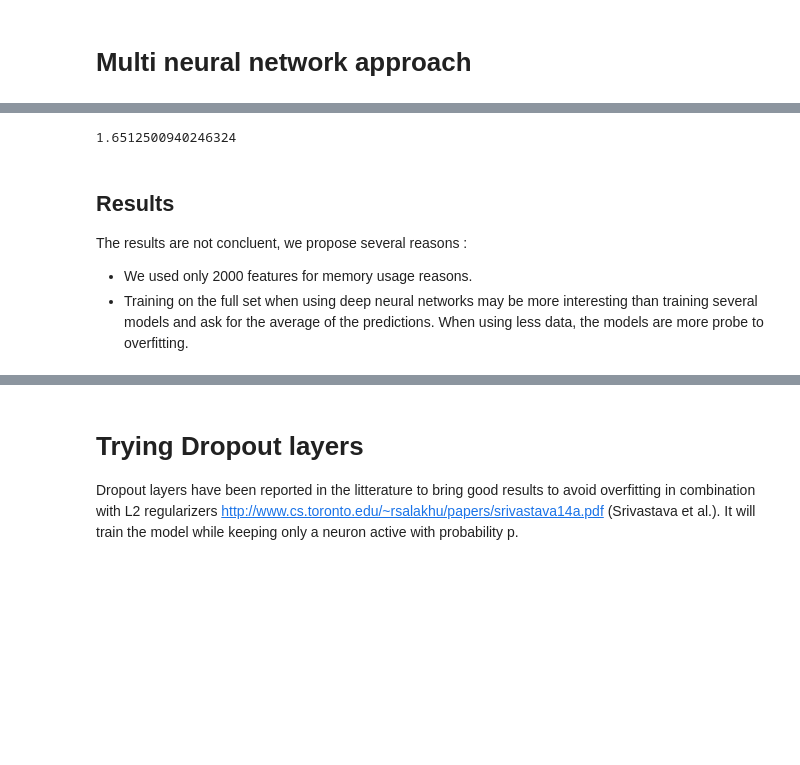
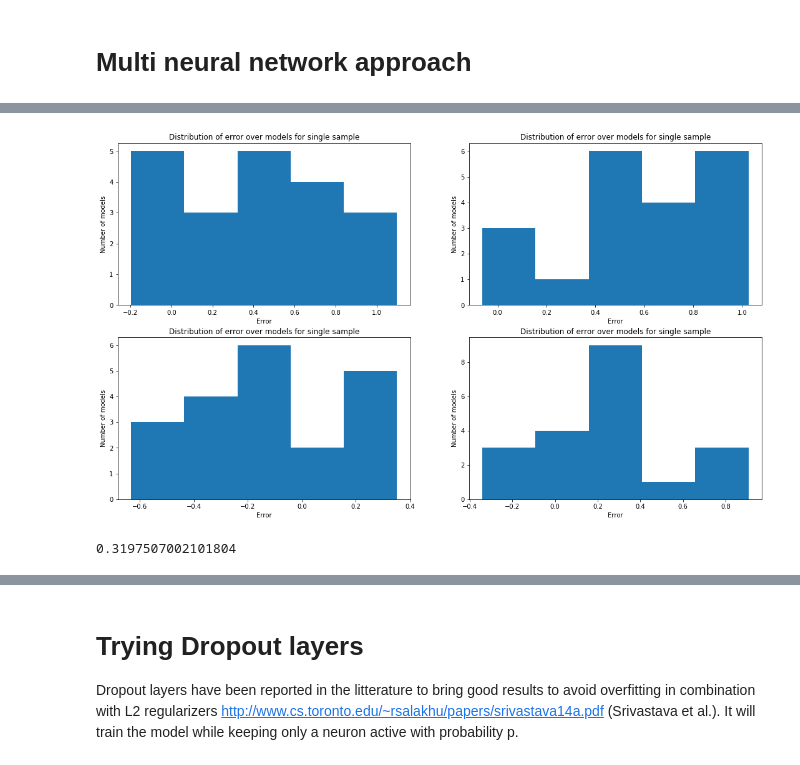
Before and after one commit to EtienneBonvin/cosmo_project, a Jupyter notebook: Deep_Learning_Approach.ipynb, the cells around one changed output, grey strips where cells are left out. Drawn from its saved outputs; the diff is of its cells as text; code cells hidden in the pictures; blank space fills up the shorter version.

```diff
--- a/Deep_Learning_Approach.ipynb
+++ b/Deep_Learning_Approach.ipynb
@@ -300,9 +273,18 @@ predictions = k_predictions(X_test[:, :2000], models)
+# %%
+fig = plt.gcf()
+fig.set_size_inches(18.5, 10.5)
+plt.subplot(221)
+crowd01.plot_error_dist_on_sample(X_test_red[0], y_test[0], basic_error, show = False)
+plt.subplot(222)
+crowd01.plot_error_dist_on_sample(X_test_red[1], y_test[1], basic_error, show = False)
+plt.subplot(223)
+crowd01.plot_error_dist_on_sample(X_test_red[2], y_test[2], basic_error, show = False)
+plt.subplot(224)
+crowd01.plot_error_dist_on_sample(X_test_red[3], y_test[3], basic_error, show = False)
+plt.show()
+# %% [output]
+[figure, added]
 # %%
-rmse(predictions, y_test)
+rmse(crowd01.predict(X_test_red), y_test)
 # %% [output]
-1.6512500940246324
+0.3197507002101804
-# %% [markdown]
-## Results
-The results are not concluent, we propose several reasons :
-- We used only 2000 features for memory usage reasons.
-- Training on the full set when using deep neural networks may be more interesting than training several models and ask for the average of the predictions. When using less data, the models are more probe to overfitting.
```
Also changed, not shown: parts of 33 cells of this notebook, 1 other file.
